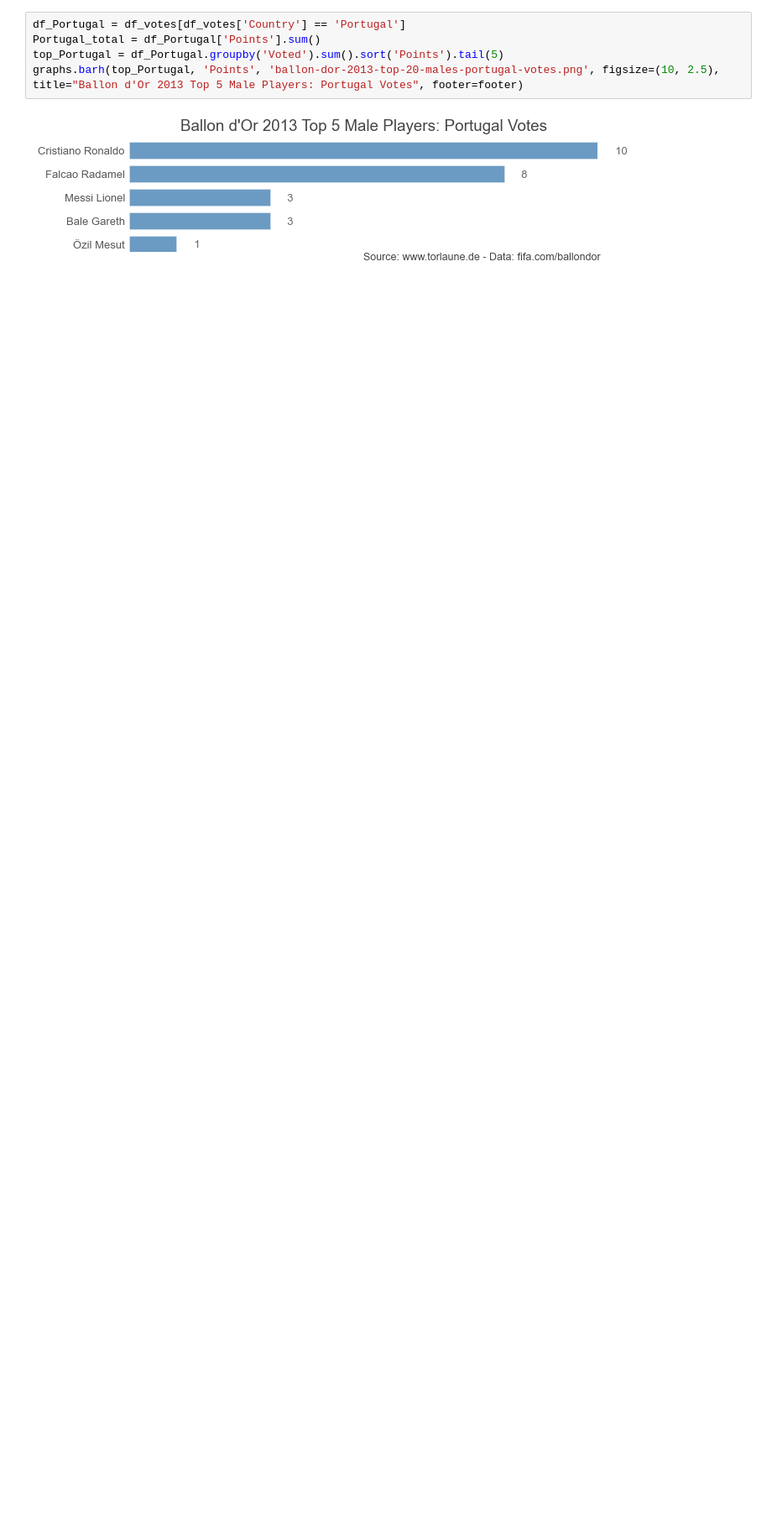
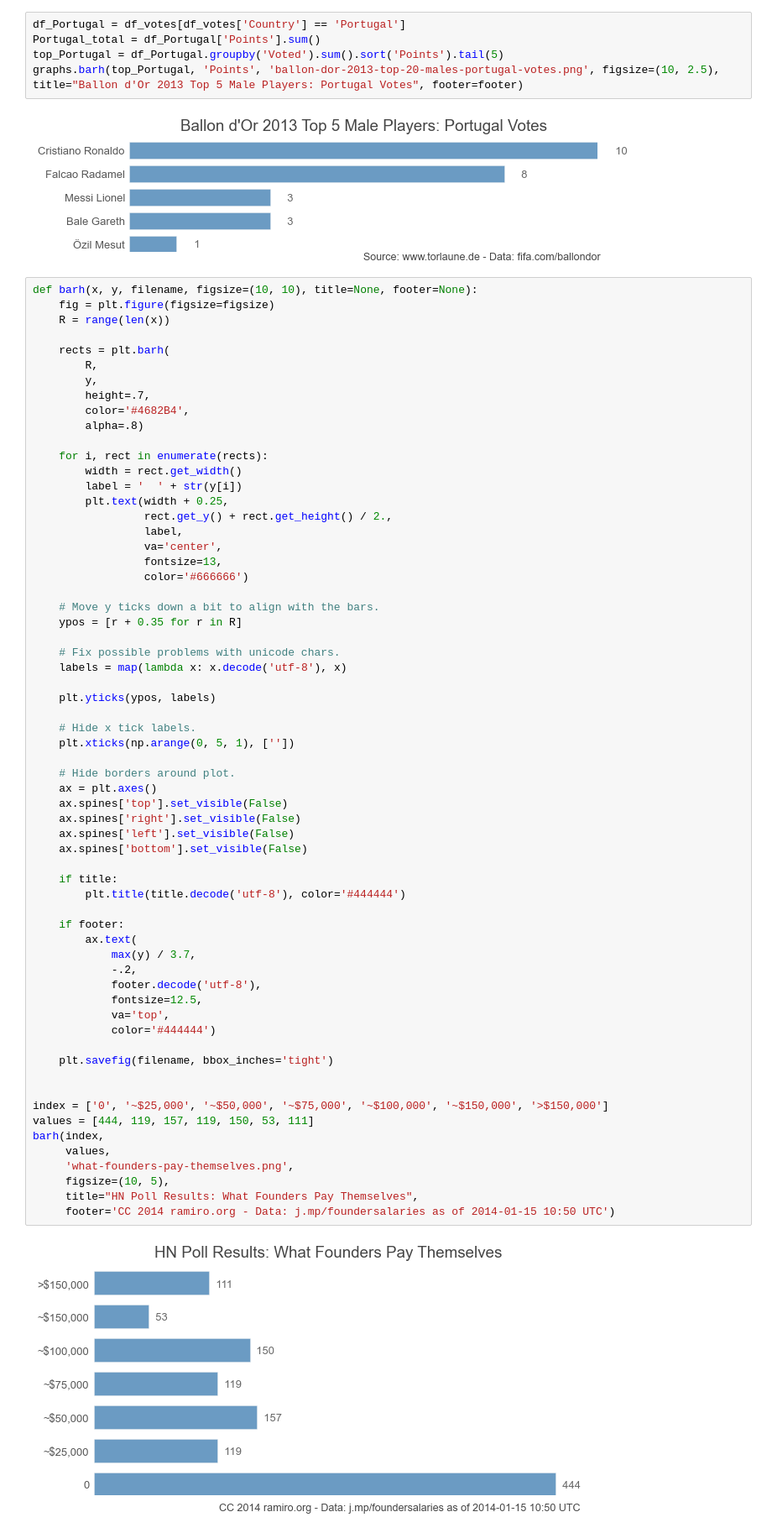
Before and after one commit to yaph/ipython-notebooks, a Jupyter notebook: Ballon d'Or 2013 Voting Breakdown.ipynb, the cells around one changed output. Shown at 84% size. Cells and saved outputs as stored; diff of their text form; blank space fills up the shorter version.

Commit message:
another graph

```diff
--- a/Ballon d'Or 2013 Voting Breakdown.ipynb
+++ b/Ballon d'Or 2013 Voting Breakdown.ipynb
@@ -106,3 +106,68 @@ top_Portugal = df_Portugal.groupby('Voted').sum().sort('Points').tail(5)
 graphs.barh(top_Portugal, 'Points', 'ballon-dor-2013-top-20-males-portugal-votes.png', figsize=(10, 2.5), title="Ballon d'Or 2013 Top 5 Male Players: Portugal Votes", footer=footer)
 # %% [output]
 [figure]
+# %%
+def barh(x, y, filename, figsize=(10, 10), title=None, footer=None):
+    fig = plt.figure(figsize=figsize)
+    R = range(len(x))
+
+    rects = plt.barh(
+        R,
+        y,
+        height=.7,
+        color='#4682B4',
+        alpha=.8)
+
+    for i, rect in enumerate(rects):
+        width = rect.get_width()
+        label = '  ' + str(y[i])
+        plt.text(width + 0.25,
+                 rect.get_y() + rect.get_height() / 2.,
+                 label,
+                 va='center',
+                 fontsize=13,
+                 color='#666666')
+
+    # Move y ticks down a bit to align with the bars.
+    ypos = [r + 0.35 for r in R]
+
+    # Fix possible problems with unicode chars.
+    labels = map(lambda x: x.decode('utf-8'), x)
+
+    plt.yticks(ypos, labels)
+
+    # Hide x tick labels.
+    plt.xticks(np.arange(0, 5, 1), [''])
+
+    # Hide borders around plot.
+    ax = plt.axes()
+    ax.spines['top'].set_visible(False)
+    ax.spines['right'].set_visible(False)
+    ax.spines['left'].set_visible(False)
+    ax.spines['bottom'].set_visible(False)
+
+    if title:
+        plt.title(title.decode('utf-8'), color='#444444')
+
+    if footer:
+        ax.text(
+            max(y) / 3.7,
+            -.2,
+            footer.decode('utf-8'),
+            fontsize=12.5,
+            va='top',
+            color='#444444')
+
+    plt.savefig(filename, bbox_inches='tight')
+
+
+index = ['0', '~$25,000', '~$50,000', '~$75,000', '~$100,000', '~$150,000', '>$150,000']
+values = [444, 119, 157, 119, 150, 53, 111]
+barh(index,
+     values,
+     'what-founders-pay-themselves.png',
+     figsize=(10, 5),
+     title="HN Poll Results: What Founders Pay Themselves",
+     footer='CC 2014 ramiro.org - Data: j.mp/foundersalaries as of 2014-01-15 10:50 UTC')
+# %% [output]
+[figure, added]
```
Also changed, not shown: 1 other file.
